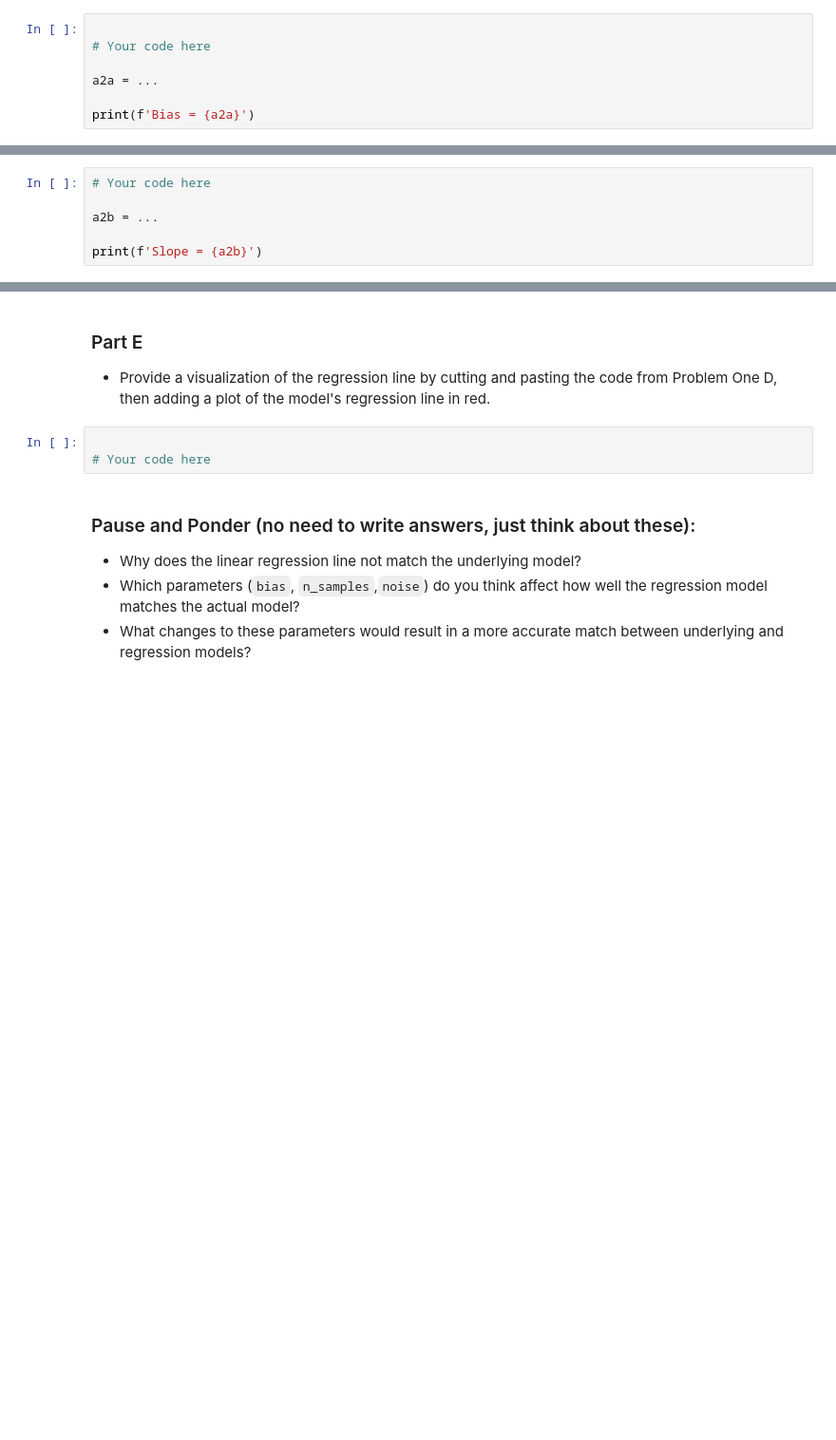
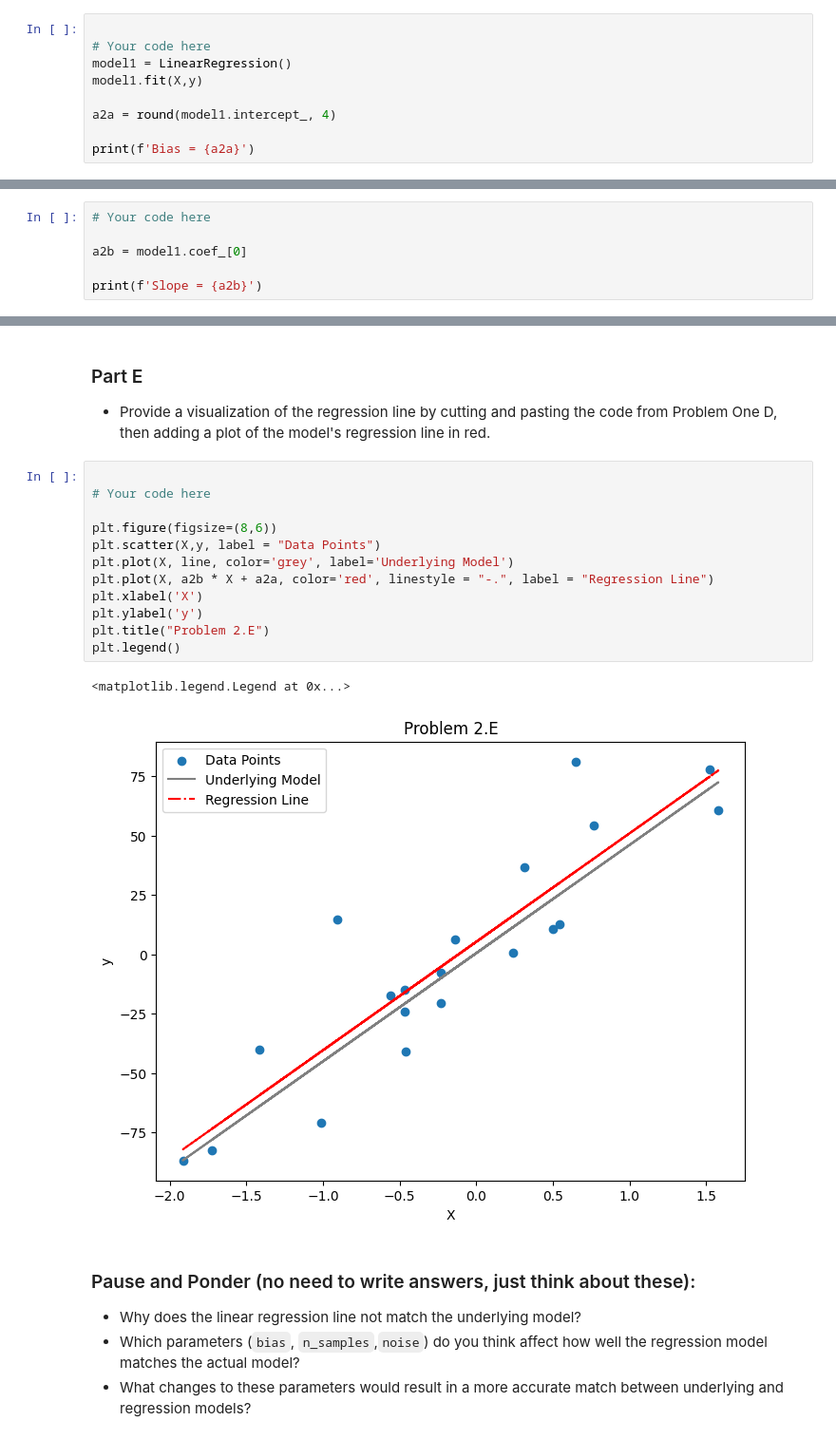
Before and after one commit to mclevel/Module-3-Assignments, a Jupyter notebook: Homework_02.ipynb, the cells around one changed output, grey strips where cells are left out. Shown at 95% size. Drawn from its saved outputs; the diff is of its cells as text; blank space fills up the shorter version.

```diff
--- a/Homework_02.ipynb
+++ b/Homework_02.ipynb
@@ -146,7 +164,9 @@ created, but your linear regression won't know that, and it has to determine the
 # %%
 
 # Your code here
+model1 = LinearRegression()
+model1.fit(X,y)
 
-a2a = ...
+a2a = round(model1.intercept_, 4)
 
 print(f'Bias = {a2a}')
@@ -160,6 +184,6 @@ grader.check("q2a")
 # %%
 # Your code here
 
-a2b = ...
+a2b = model1.coef_[0]
 
 print(f'Slope = {a2b}')
@@ -196,9 +232,21 @@ grader.check("q2d")
 ### Part E
 
 - Provide a visualization of the regression line by cutting and pasting the code from Problem One D, then adding a plot of the model's regression line in red.
-# %%
-
-# Your code here
+# %%
+
+# Your code here
+
+plt.figure(figsize=(8,6))
+plt.scatter(X,y, label = "Data Points")
+plt.plot(X, line, color='grey', label='Underlying Model')
+plt.plot(X, a2b * X + a2a, color='red', linestyle = "-.", label = "Regression Line")
+plt.xlabel('X')
+plt.ylabel('y')
+plt.title("Problem 2.E")
+plt.legend()
+# %% [output]
+<matplotlib.legend.Legend at 0x...>
+[figure, added]
 # %% [markdown]
 ### Pause and Ponder (no need to write answers, just think about these):
 - Why does the linear regression line not match the underlying model?
```
Also changed, not shown: parts of 18 cells of this notebook, 1 other file.
